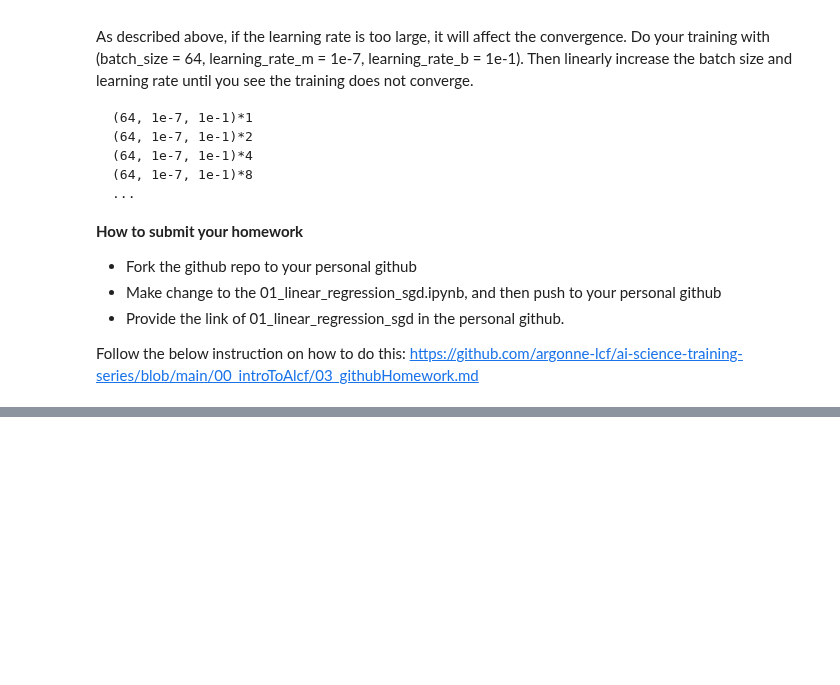
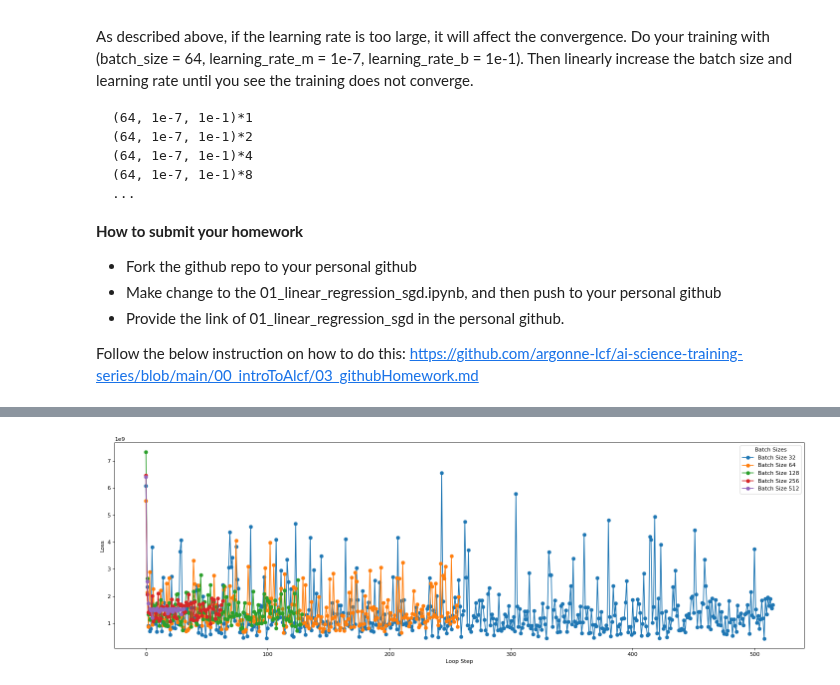
Before and after one commit to argonne-lcf/ai-science-training-series, a Jupyter notebook: 01_intro_AI_on_Supercomputer/01_linear_regression_sgd.ipynb, the cells around one changed output, grey strips where cells are left out. Saved outputs shown, nothing was run; the diff lists cells and outputs as text; code cells hidden in the pictures; blank space fills up the shorter version.

```diff
--- a/01_intro_AI_on_Supercomputer/01_linear_regression_sgd.ipynb
+++ b/01_intro_AI_on_Supercomputer/01_linear_regression_sgd.ipynb
@@ -393,0 +491,22 @@ https://github.com/argonne-lcf/ai-science-training-series/blob/main/00_introToAl
+# %%
+import matplotlib.pyplot as plt
+import numpy as np
+
+# Assuming loss_batch and BATCH_SIZES are defined
+
+fig, ax = plt.subplots(figsize=(18, 6), dpi=80)
+colors = plt.colormaps['tab10']  # Use the updated method to get the colormap
+
+for i, (loss_history, batch_size) in enumerate(zip(loss_batch, BATCH_SIZES)):
+    loss_x = np.arange(len(loss_history))  # Create x values for the loss history
+    ax.plot(loss_x, loss_history, marker='o', linestyle='-', color=colors(i), label=f'Batch Size {batch_size}')
+
+ax.set_ylabel('Loss')
+ax.set_xlabel('Loop Step')
+ax.legend(title='Batch Sizes')  # Add a title to the legend
+# ax.set_yscale('log')  # Uncomment to use logarithmic scale if necessary
+
+plt.tight_layout()  # Adjust layout to prevent overlap
+plt.show()
+# %% [output]
+[figure, added]
```
Also changed, not shown: parts of 2 cells of this notebook.
